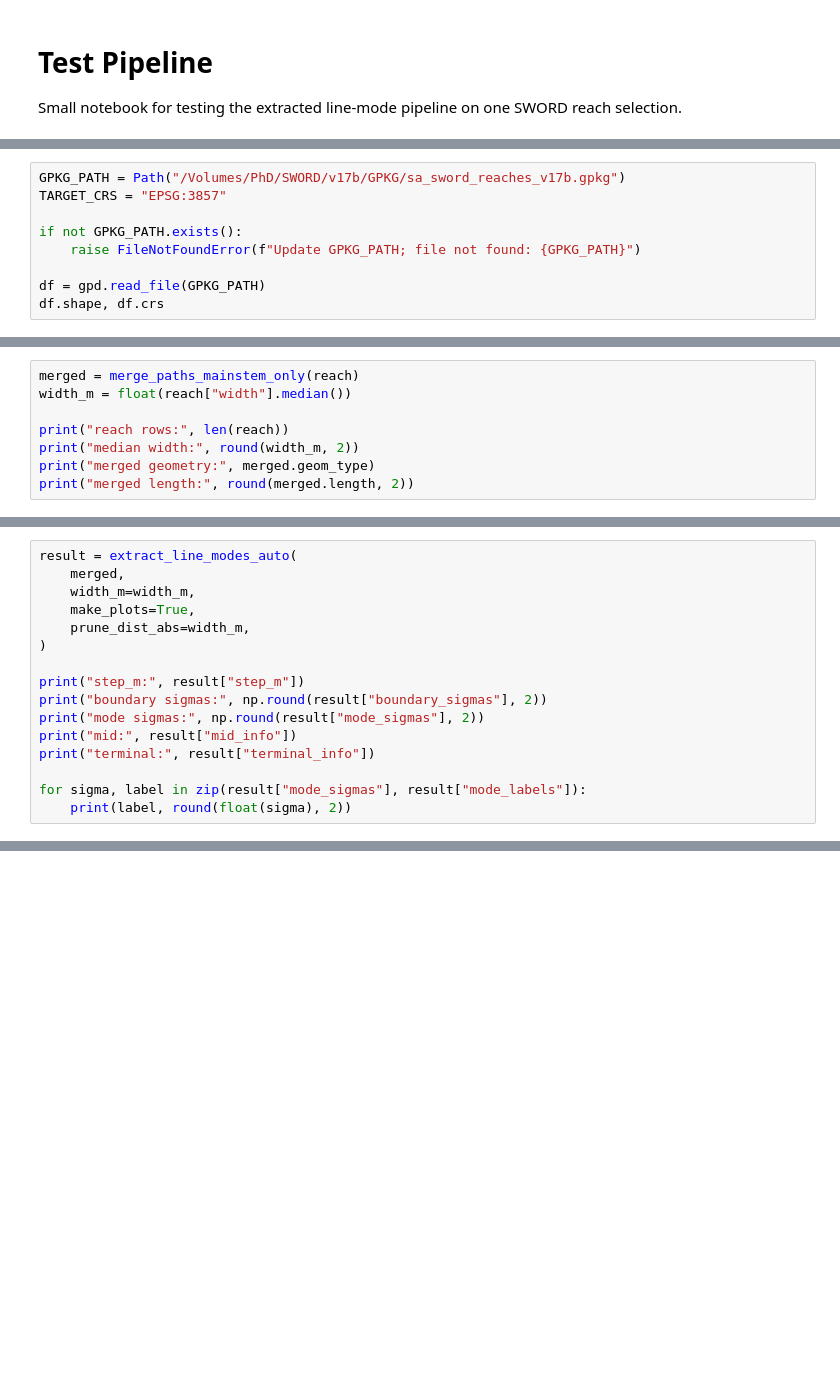
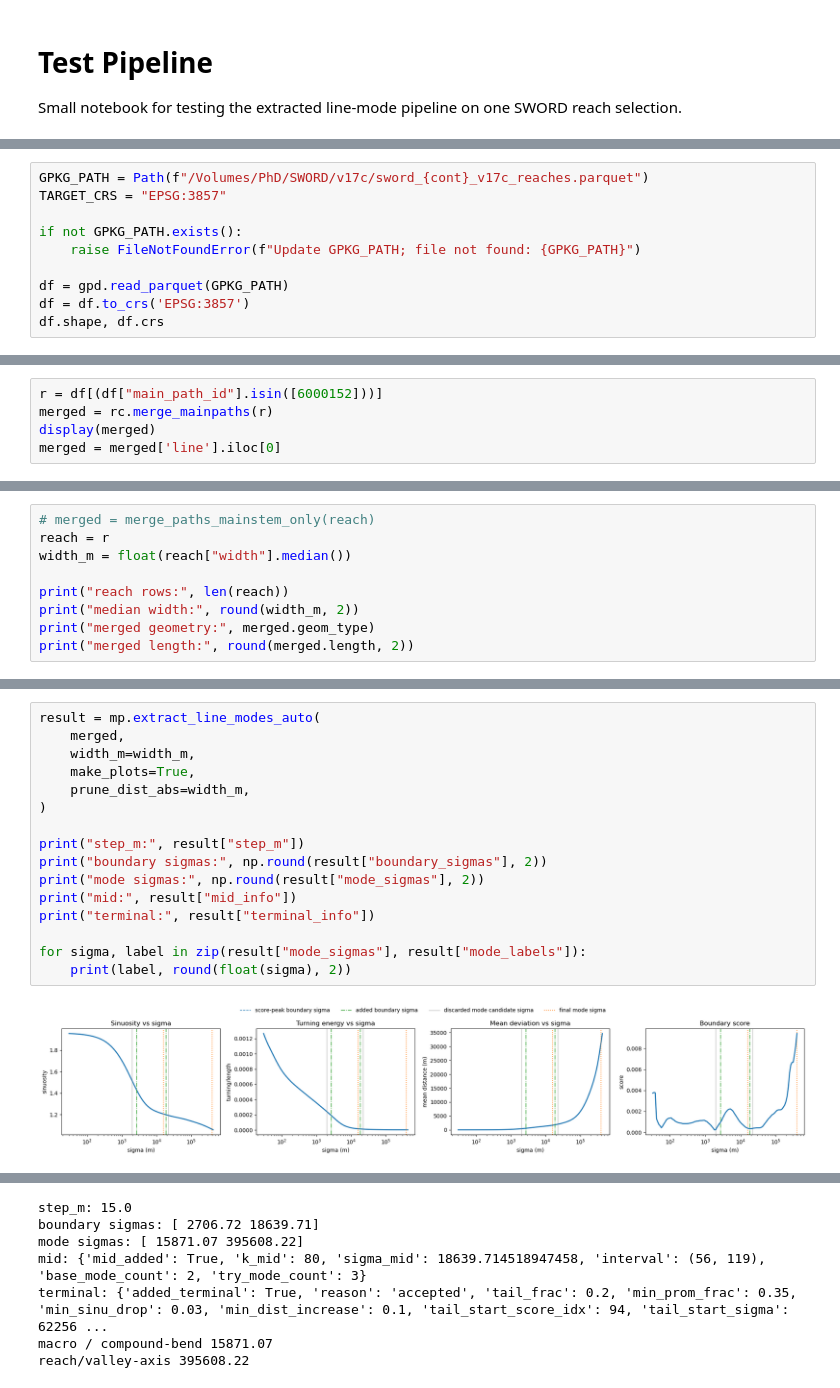
Before and after one commit to niekcde/single_thread_channel_hierarchy, a Jupyter notebook: test_pipeline.ipynb, the cells around one changed output, grey strips where cells are left out. Saved outputs shown, nothing was run; the diff lists cells and outputs as text; blank space fills up the shorter version.

```diff
--- a/test_pipeline.ipynb
+++ b/test_pipeline.ipynb
@@ -14,9 +30,10 @@ from supporting_plotting import plot_modes_plotly
 # %%
-GPKG_PATH = Path("/Volumes/PhD/SWORD/v17b/GPKG/sa_sword_reaches_v17b.gpkg")
+GPKG_PATH = Path(f"/Volumes/PhD/SWORD/v17c/sword_{cont}_v17c_reaches.parquet")
 TARGET_CRS = "EPSG:3857"
 
 if not GPKG_PATH.exists():
     raise FileNotFoundError(f"Update GPKG_PATH; file not found: {GPKG_PATH}")
 
-df = gpd.read_file(GPKG_PATH)
+df = gpd.read_parquet(GPKG_PATH)
+df = df.to_crs('EPSG:3857')
 df.shape, df.crs
@@ -29,0 +56,5 @@ reach[["reach_id", "river_name", "path_segs", "width", "geometry"]].head()
+# %%
+r = df[(df["main_path_id"].isin([6000152]))]
+merged = rc.merge_mainpaths(r)
+display(merged)
+merged = merged['line'].iloc[0]
@@ -30,5 +64,6 @@ reach[["reach_id", "river_name", "path_segs", "width", "geometry"]].head()
 # %%
-merged = merge_paths_mainstem_only(reach)
+# merged = merge_paths_mainstem_only(reach)
+reach = r
 width_m = float(reach["width"].median())
 
 print("reach rows:", len(reach))
@@ -38,16 +82,18 @@ print("merged length:", round(merged.length, 2))
 # %%
-result = extract_line_modes_auto(
+result = mp.extract_line_modes_auto(
     merged,
     width_m=width_m,
     make_plots=True,
     prune_dist_abs=width_m,
 )
 
 print("step_m:", result["step_m"])
 print("boundary sigmas:", np.round(result["boundary_sigmas"], 2))
 print("mode sigmas:", np.round(result["mode_sigmas"], 2))
 print("mid:", result["mid_info"])
 print("terminal:", result["terminal_info"])
 
 for sigma, label in zip(result["mode_sigmas"], result["mode_labels"]):
     print(label, round(float(sigma), 2))
+# %% [output]
+[figure, added]
@@ -54,3 +101,10 @@ for sigma, label in zip(result["mode_sigmas"], result["mode_labels"]):
+step_m: 15.0
+boundary sigmas: [ 2706.72 18639.71]
+mode sigmas: [ 15871.07 395608.22]
+mid: {'mid_added': True, 'k_mid': 80, 'sigma_mid': 18639.714518947458, 'interval': (56, 119), 'base_mode_count': 2, 'try_mode_count': 3}
+terminal: {'added_terminal': True, 'reason': 'accepted', 'tail_frac': 0.2, 'min_prom_frac': 0.35, 'min_sinu_drop': 0.03, 'min_dist_increase': 0.1, 'tail_start_score_idx': 94, 'tail_start_sigma': 62256 ...
+macro / compound-bend 15871.07
+reach/valley-axis 395608.22
 # %%
 plot_labels = [
     f"{label} | sigma={sigma:.0f}m | sc={sc}"
```
Also changed, not shown: parts of 14 cells of this notebook, 6 other files.
